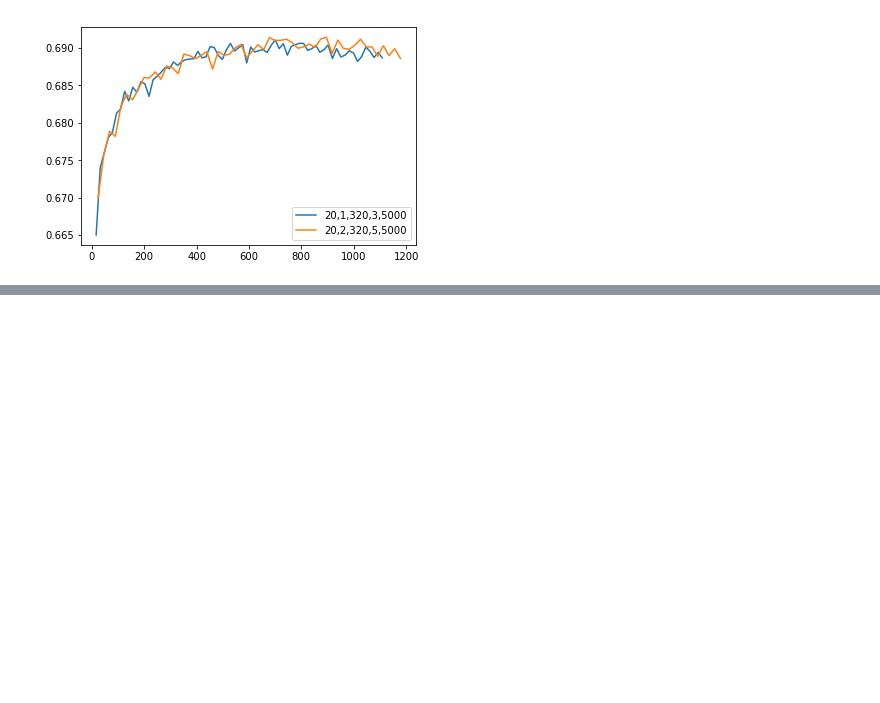
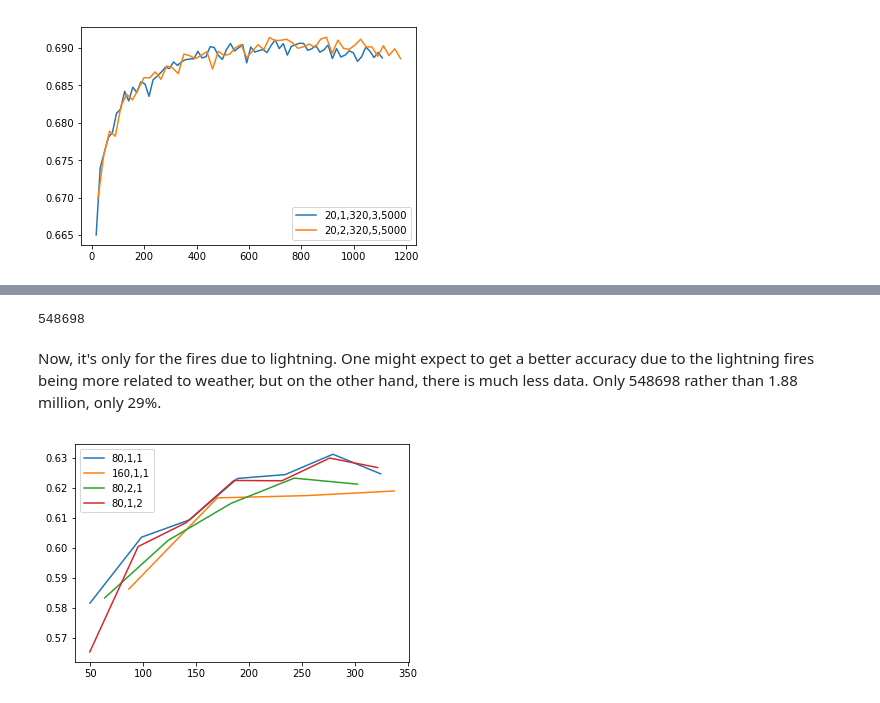
Before and after one commit to NicolasFerland/WildFire, a Jupyter notebook: Neuronet2.ipynb, the cells around one changed output, grey strips where cells are left out. Drawn from its saved outputs; the diff is of its cells as text; code cells hidden in the pictures; blank space fills up the shorter version.

Commit message:
Neuronet for lightning

```diff
--- a/Neuronet2.ipynb
+++ b/Neuronet2.ipynb
@@ -556,0 +800,15 @@ plt.legend();
+# %%
+print(len(df))
+# %% [output]
+548698
+# %% [markdown]
+Now, it's only for the fires due to lightning. One might expect to get a better accuracy due to the lightning fires being more
+related to weather, but on the other hand, there is much less data. Only 548698 rather than 1.88 million, only 29%.
+# %%
+Plot(0, 'acc', '80,1,1')
+Plot(1, 'acc', '160,1,1')
+Plot(2, 'acc', '80,2,1')
+Plot(3, 'acc', '80,1,2')
+plt.legend();
+# %% [output]
+[figure, added]
```
Also changed, not shown: parts of 15 cells of this notebook, 1 other file.
